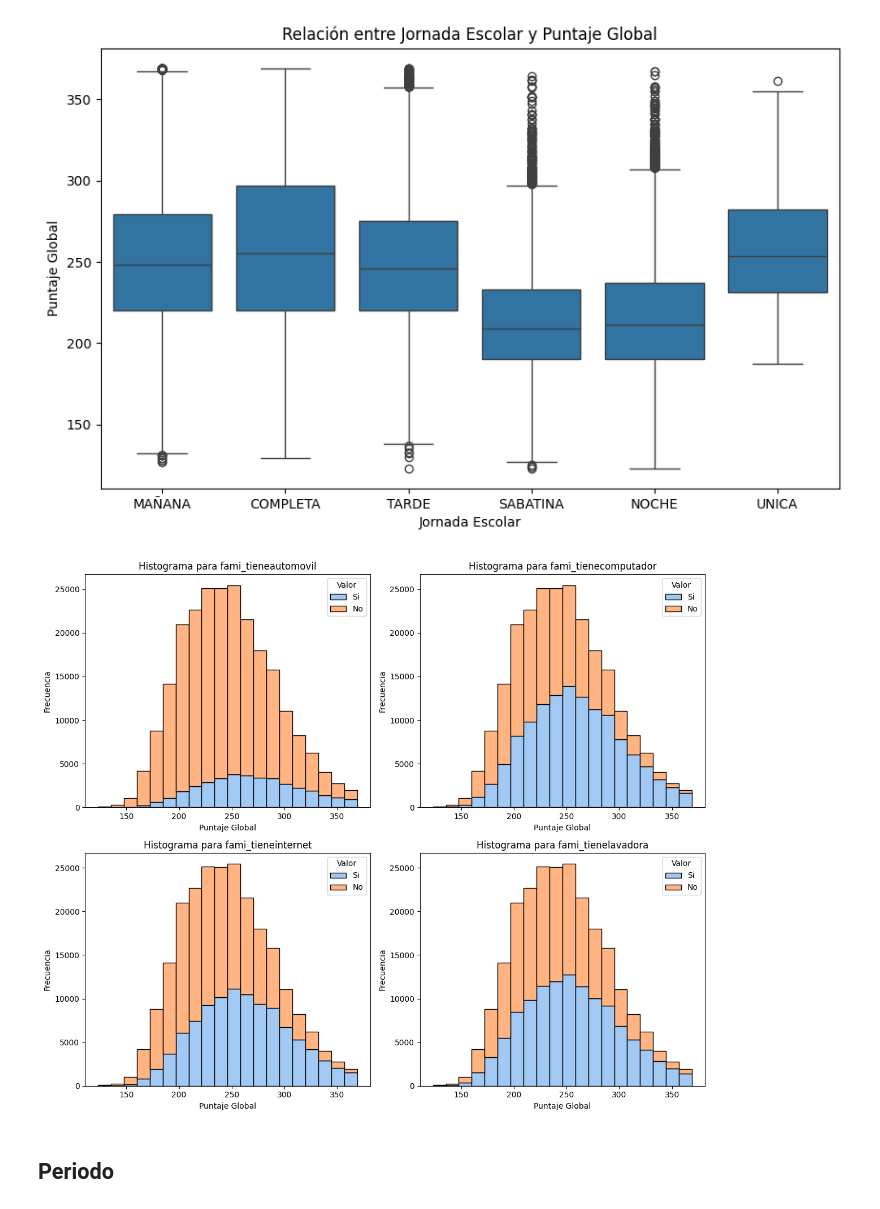
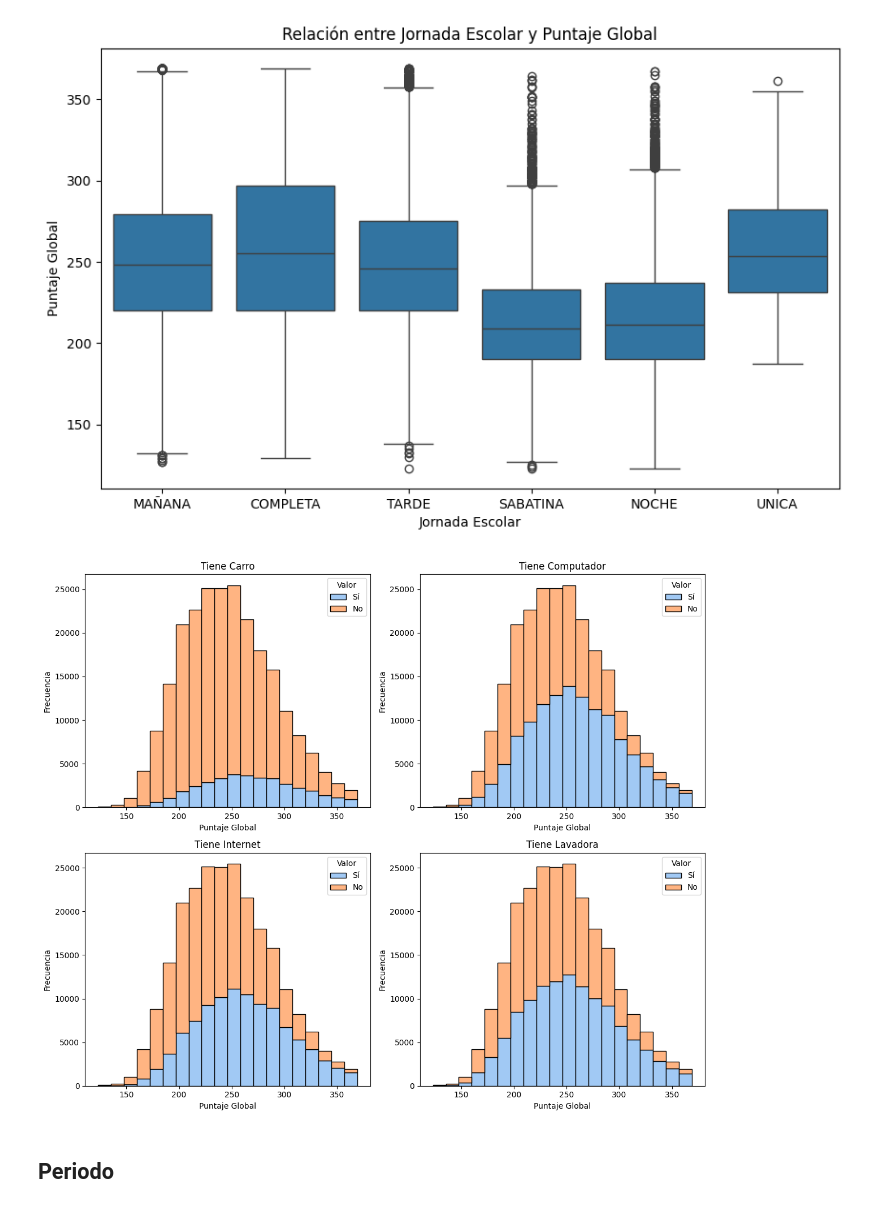
Before and after one commit to emartinezg4/ACTD-proyecto3, a Jupyter notebook: exploracion/Exploracion.ipynb, the cells around one changed output. Saved outputs shown, nothing was run; the diff lists cells and outputs as text; code cells hidden in the pictures.

```diff
--- a/exploracion/Exploracion.ipynb
+++ b/exploracion/Exploracion.ipynb
@@ -783,39 +801,44 @@ plt.show()
 # %%
 import matplotlib.pyplot as plt
 import seaborn as sns
 
 # Definir una paleta de colores más suave con dos colores
 colors = sns.color_palette("pastel", 2)
 
 # Crear subplots
 fig, axs = plt.subplots(2, 2, figsize=(12, 10))
 
-# Variables binarias de interés
-binary_variables = ['fami_tieneautomovil', 'fami_tienecomputador', 'fami_tieneinternet', 'fami_tienelavadora']
+# Variables binarias de interés y sus nombres actualizados
+binary_variables = {
+    'fami_tieneautomovil': 'Tiene Carro',
+    'fami_tienecomputador': 'Tiene Computador',
+    'fami_tieneinternet': 'Tiene Internet',
+    'fami_tienelavadora': 'Tiene Lavadora'
+}
 
 # Iterar sobre las variables binarias y sus respectivos subplots
-for i, variable in enumerate(binary_variables):
+for i, (variable, nombre) in enumerate(binary_variables.items()):
     # Filtrar datos cuando la variable binaria es 1 y 0
     data_1 = df[df[variable] == 1]['punt_global']
     data_0 = df[df[variable] == 0]['punt_global']
 
     # Crear histogramas apilados
-    axs[i//2, i%2].hist([data_1, data_0], bins=20, stacked=True, color=colors, edgecolor='black', label=['Si', 'No'])
+    axs[i//2, i%2].hist([data_1, data_0], bins=20, stacked=True, color=colors, edgecolor='black', label=['Sí', 'No'])
 
     # Configurar títulos y etiquetas
-    axs[i//2, i%2].set_title(f'Histograma para {variable}')
+    axs[i//2, i%2].set_title(f'{nombre}')
     axs[i//2, i%2].set_xlabel('Puntaje Global')
     axs[i//2, i%2].set_ylabel('Frecuencia')
-    axs[i//2, i%2].legend(title='Valor')
+    axs[i//2, i%2].legend(title='Valor', loc='upper right')
     axs[i//2, i%2].grid(False)
 
 # Ajustar el espaciado entre subplots
 plt.tight_layout()
 
 # Mostrar el gráfico
 plt.show()
 # %% [output]
-[figure, old version]
+[figure, new version]
 # %% [markdown]
 ## Periodo
 # %%
```
Also changed, not shown: parts of 10 cells of this notebook, 1 other file.
